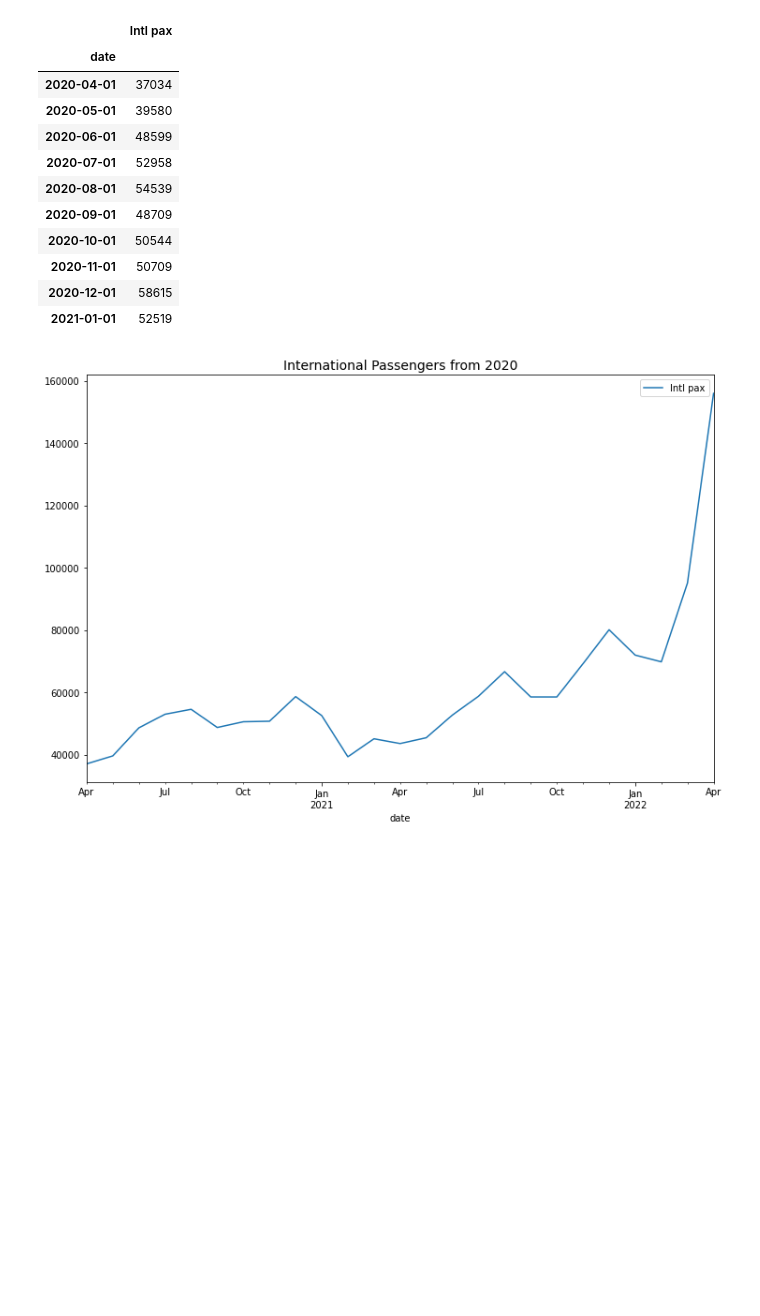
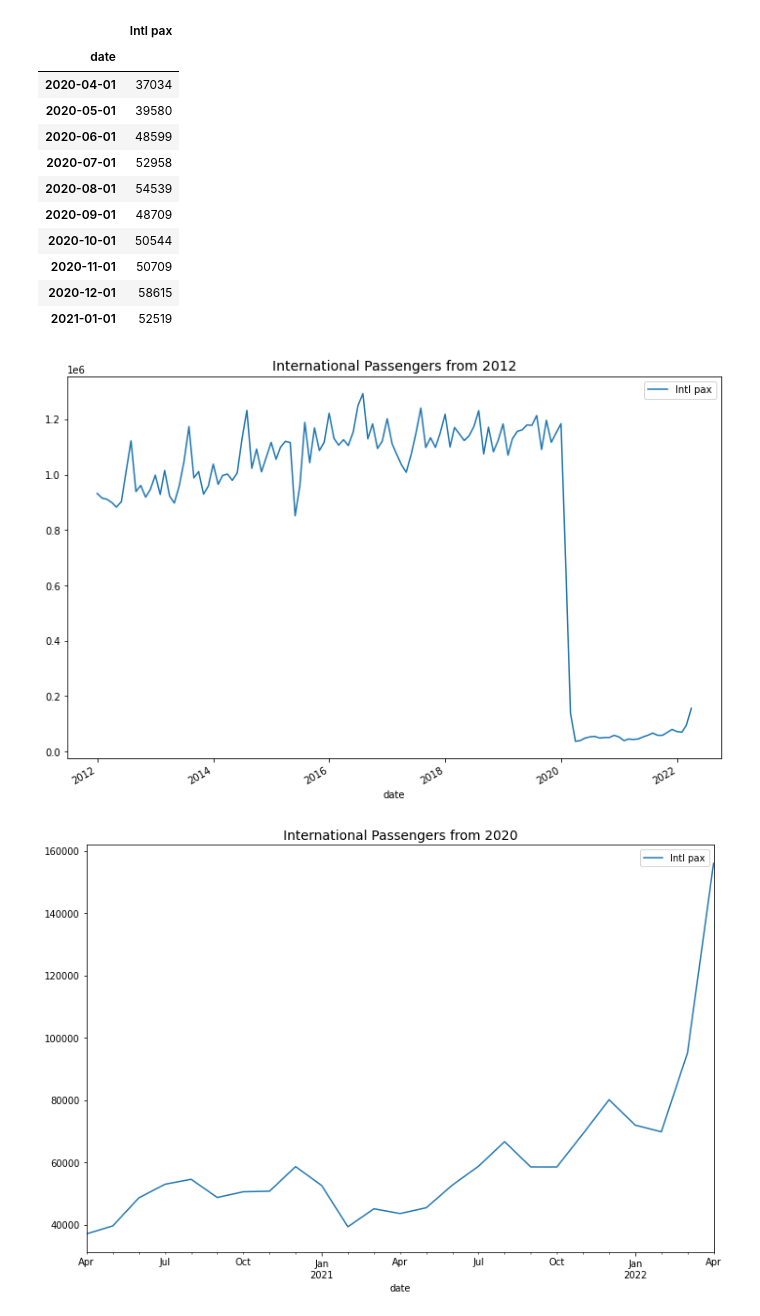
Before and after one commit to sejii93/Probability-Model, a Jupyter notebook: Exponential_Smoothing_2019_full.ipynb, the cells around one changed output. Saved outputs shown, nothing was run; the diff lists cells and outputs as text; code cells hidden in the pictures; blank space fills up the shorter version.

```diff
--- a/Exponential_Smoothing_2019_full.ipynb
+++ b/Exponential_Smoothing_2019_full.ipynb
@@ -329,6 +329,8 @@ plt.show()
 # %%
 df_train1 = pd.read_csv('/content/drive/MyDrive/probability model/Passenger data_intl_2020.csv',parse_dates=['date'],index_col='date')
 
+df_passenger = pd.read_csv('/content/drive/MyDrive/probability model/Passenger data_intl.csv',parse_dates=['date'],index_col='date')
+
 df_train1.head(10)
 # %% [output]
 |  | Intl pax |
@@ -343,6 +345,13 @@ df_train1.head(10)
 | 2020-11-01 | 50709 |
 | 2020-12-01 | 58615 |
 | 2021-01-01 | 52519 |
+# %%
+## time series plot
+df_passenger.plot(figsize=[12,8])
+plt.title('International Passengers from 2012', fontsize=14)
+plt.show()
+# %% [output]
+[figure, added]
 # %%
 ## time series plot
 df_train1.plot(figsize=[12,8])
```
Also changed, not shown: parts of 2 cells of this notebook.
